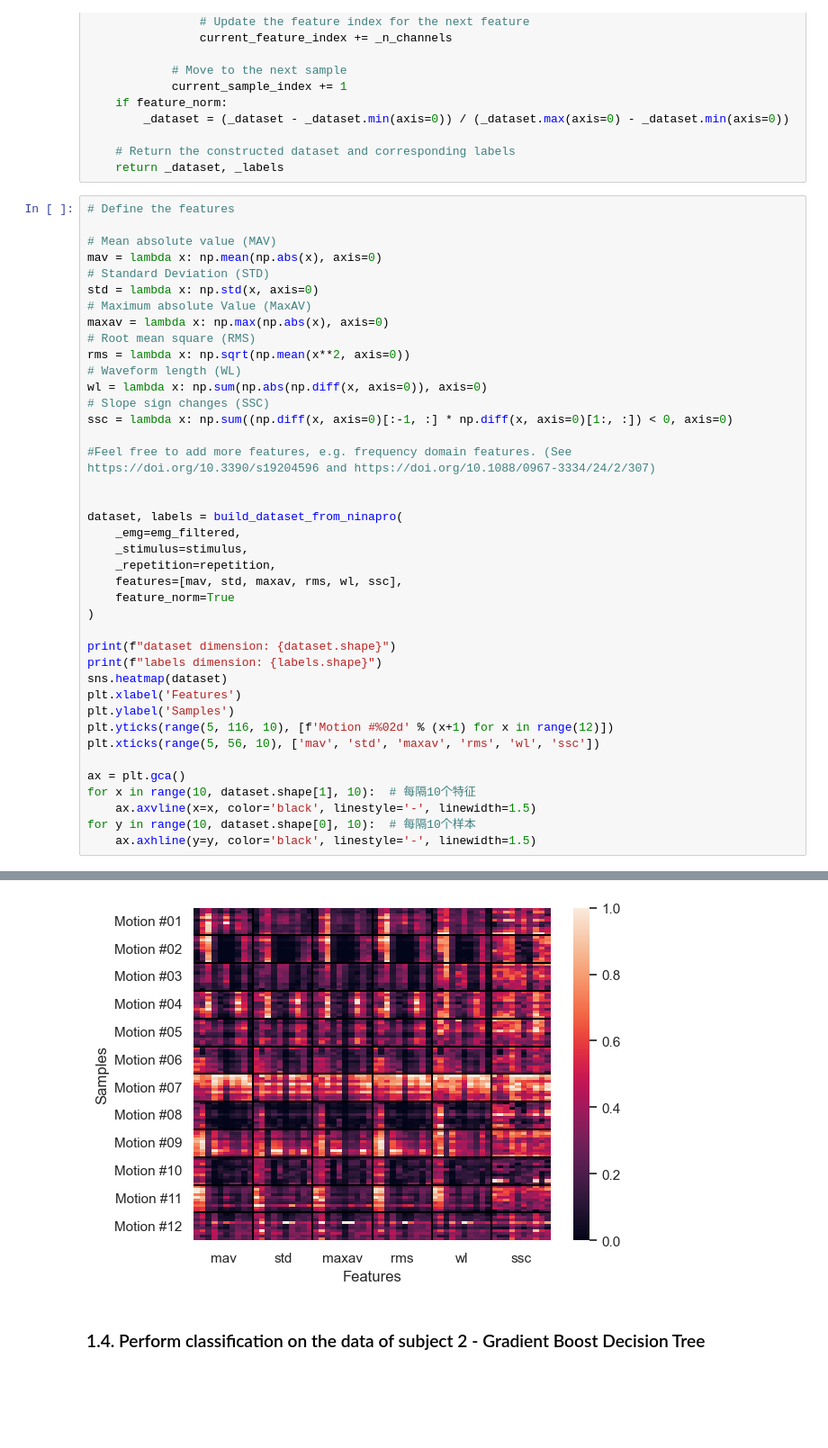
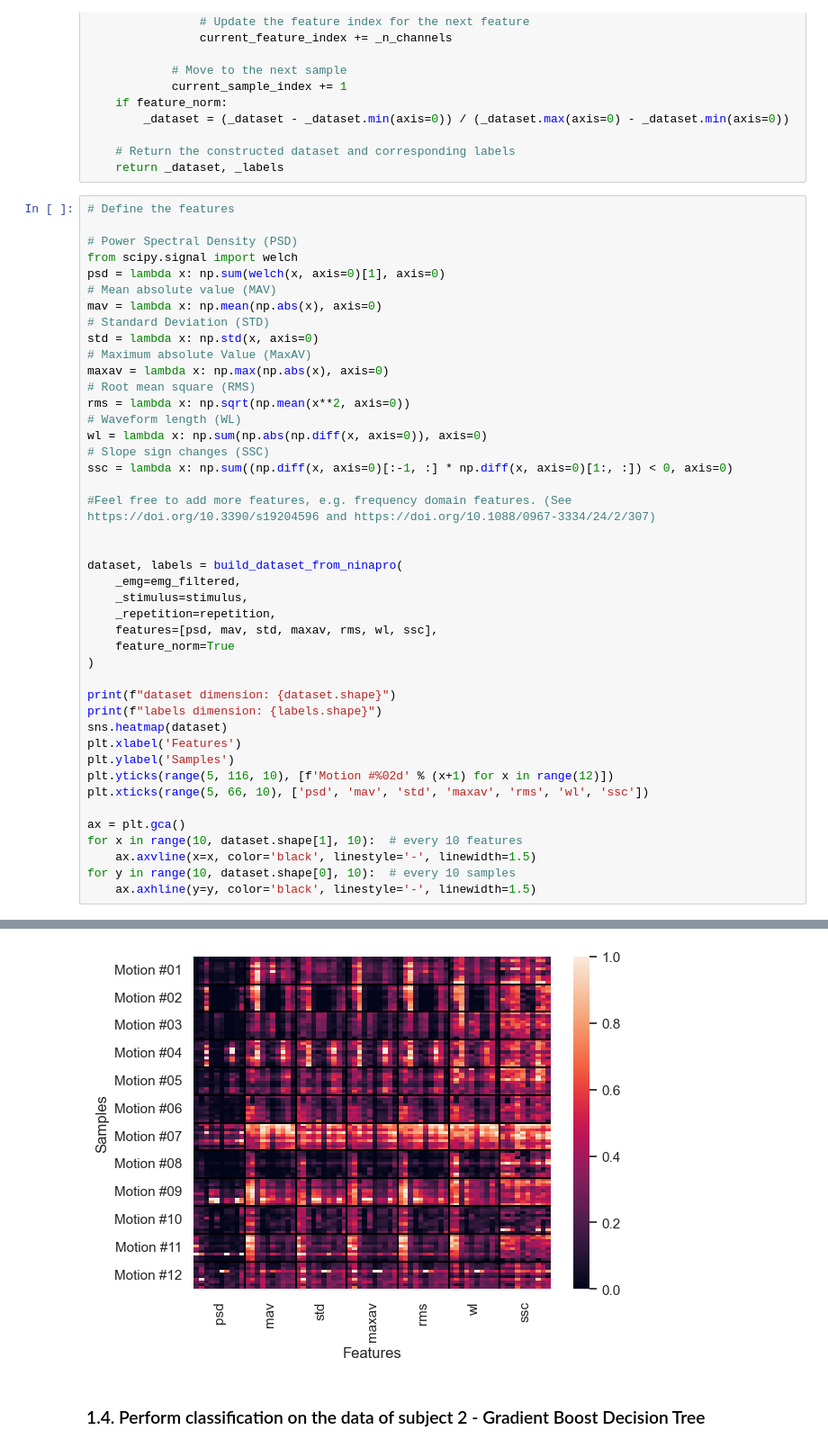
Before and after one commit to YuanshengZhou309/NSSP_Project2, a Jupyter notebook: Miniproject2-Part1-2.ipynb, the cells around one changed output, grey strips where cells are left out. Shown at 90% size. Drawn from its saved outputs; the diff is of its cells as text; blank space fills up the shorter version.

```diff
--- a/Miniproject2-Part1-2.ipynb
+++ b/Miniproject2-Part1-2.ipynb
@@ -269,6 +269,9 @@ def build_dataset_from_ninapro(_emg, _stimulus, _repetition, features=None, feat
 # %%
 # Define the features
 
+# Power Spectral Density (PSD)
+from scipy.signal import welch
+psd = lambda x: np.sum(welch(x, axis=0)[1], axis=0)
 # Mean absolute value (MAV)
 mav = lambda x: np.mean(np.abs(x), axis=0)
 # Standard Deviation (STD)
@@ -289,7 +292,7 @@ dataset, labels = build_dataset_from_ninapro(
     _emg=emg_filtered,
     _stimulus=stimulus,
     _repetition=repetition,
-    features=[mav, std, maxav, rms, wl, ssc],
+    features=[psd, mav, std, maxav, rms, wl, ssc],
     feature_norm=True
 )
 
@@ -299,11 +302,11 @@ sns.heatmap(dataset)
 plt.xlabel('Features')
 plt.ylabel('Samples')
 plt.yticks(range(5, 116, 10), [f'Motion #%02d' % (x+1) for x in range(12)])
-plt.xticks(range(5, 56, 10), ['mav', 'std', 'maxav', 'rms', 'wl', 'ssc'])
+plt.xticks(range(5, 66, 10), ['psd', 'mav', 'std', 'maxav', 'rms', 'wl', 'ssc'])
 
 ax = plt.gca()
-for x in range(10, dataset.shape[1], 10):  # 每隔10个特征
+for x in range(10, dataset.shape[1], 10):  # every 10 features
     ax.axvline(x=x, color='black', linestyle='-', linewidth=1.5)
-for y in range(10, dataset.shape[0], 10):  # 每隔10个样本
+for y in range(10, dataset.shape[0], 10):  # every 10 samples
     ax.axhline(y=y, color='black', linestyle='-', linewidth=1.5)
 # %% [output]
@@ -311,5 +314,5 @@ dataset dimension: (120, 60)
 labels dimension: (120,)
-[figure, old version]
+[figure, new version]
 # %% [markdown]
 ### 1.4. Perform classification on the data of subject 2 - Gradient Boost Decision Tree
 # %%
```
Also changed, not shown: parts of 12 cells of this notebook.
